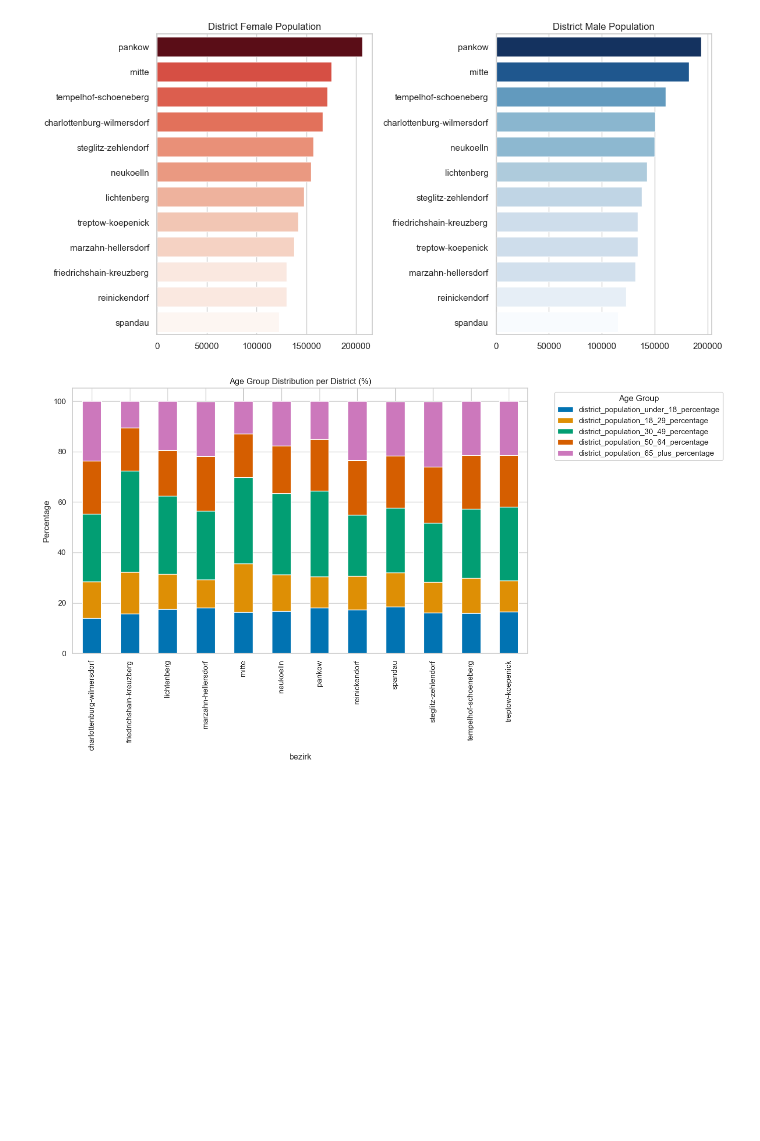
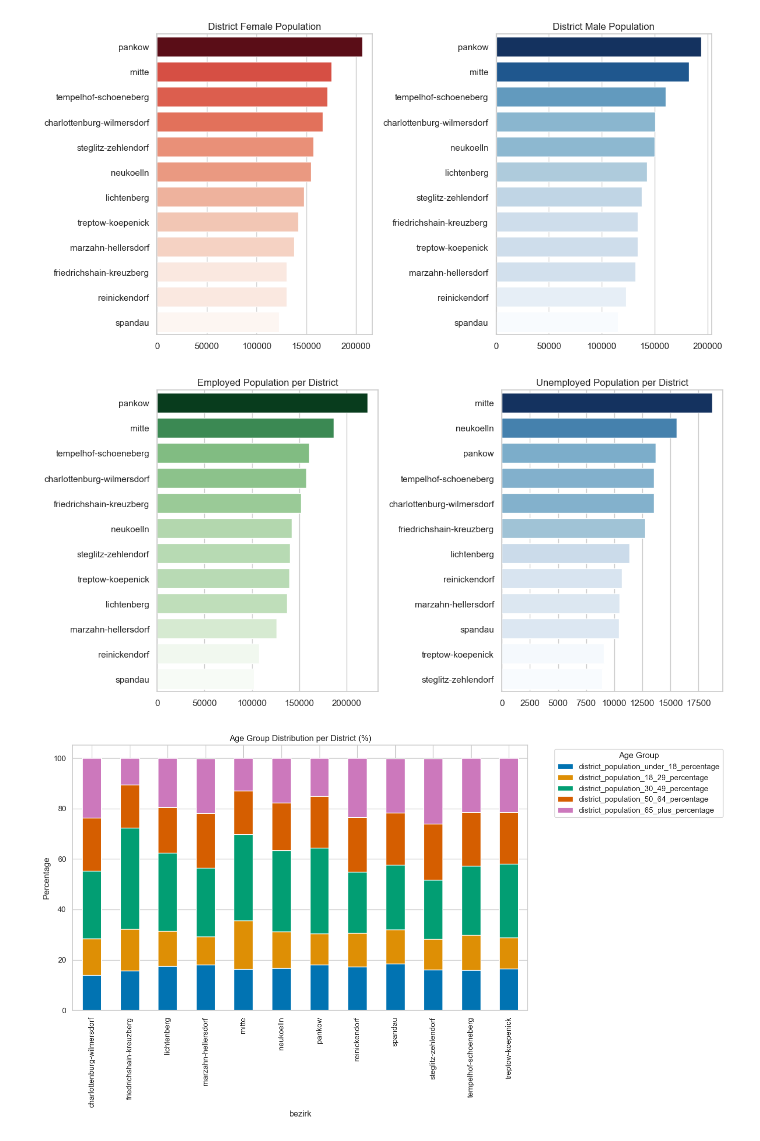
Before and after one commit to Dido-D-B/Berlin_Housing_Recommender, a Jupyter notebook: notebooks_final/eda/01_eda_bezirk.ipynb, the cells around one changed output. Cells and saved outputs as stored; diff of their text form; code cells hidden in the pictures; blank space fills up the shorter version.

Commit message:
eda bezirk

```diff
--- a/notebooks_final/eda/01_eda_bezirk.ipynb
+++ b/notebooks_final/eda/01_eda_bezirk.ipynb
@@ -128,6 +156,41 @@ plt.tight_layout()
 plt.show()
 # %% [output]
 [figure]
+# %%
+plt.figure(figsize=(12, 6))
+
+# Female population
+plt.subplot(1,2,1)
+sns.barplot(
+    data=bezirk_master.sort_values("district_employed", ascending=False),
+    x="district_employed",
+    y="bezirk",
+    hue="district_employed",
+    palette="Greens",
+    legend=False
+)
+plt.title("Employed Population per District")
+plt.xlabel("")
+plt.ylabel("")
+
+# Male population
+plt.subplot(1,2,2)
+sns.barplot(
+    data=bezirk_master.sort_values("district_unemployed", ascending=False),
+    x="district_unemployed",
+    y="bezirk",
+    hue="district_unemployed",
+    palette="Blues",
+    legend=False
+)
+plt.title("Unemployed Population per District")
+plt.xlabel("")
+plt.ylabel("")
+
+plt.tight_layout()
+plt.show()
+# %% [output]
+[figure, added]
 # %%
 # Age distribution by category
 age_cols = [
```
Also changed, not shown: parts of 3 cells of this notebook.
